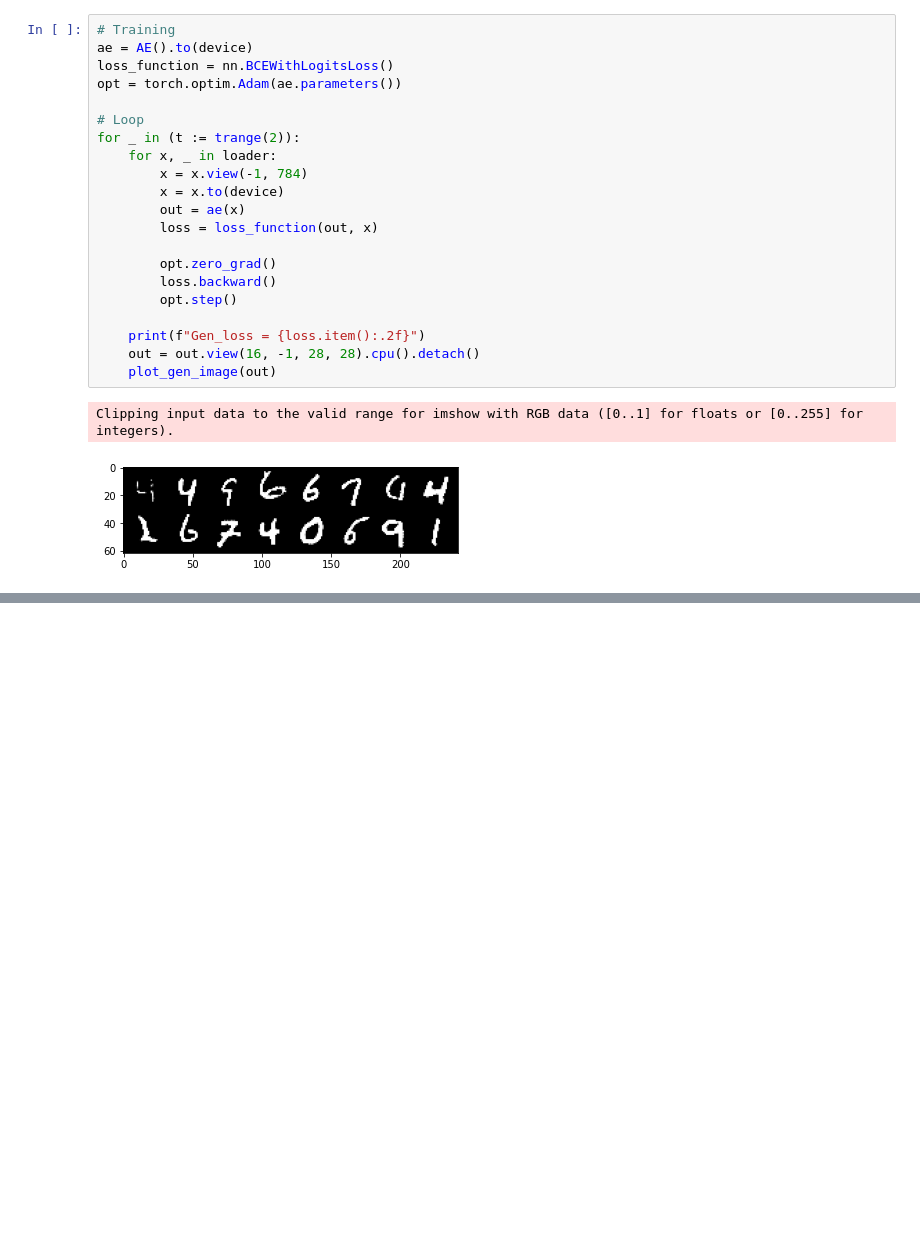
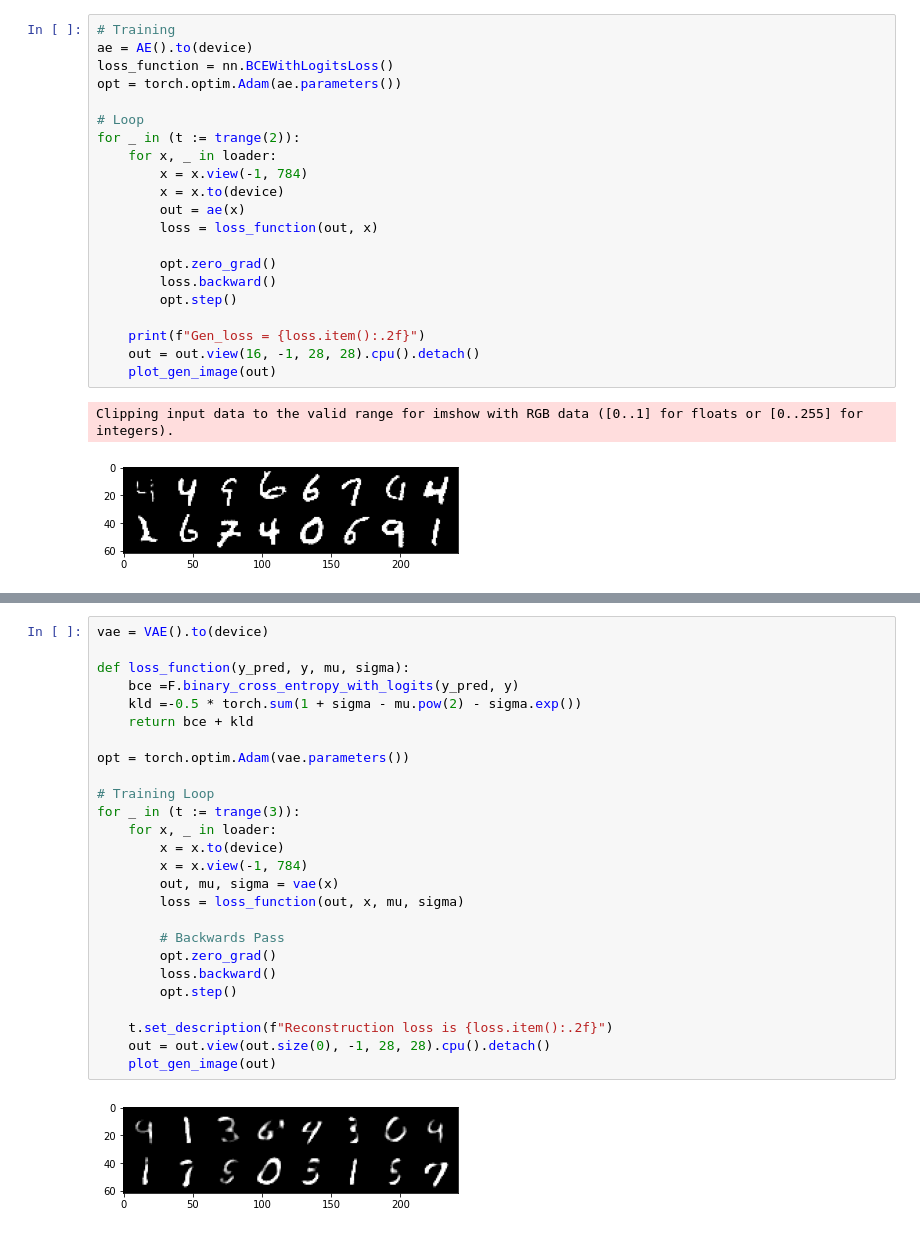
Before and after one commit to BD-98/ai-implementations, a Jupyter notebook: vae_mnist.ipynb, the cells around one changed output, grey strips where cells are left out. Saved outputs shown, nothing was run; the diff lists cells and outputs as text; blank space fills up the shorter version.

```diff
--- a/vae_mnist.ipynb
+++ b/vae_mnist.ipynb
@@ -65,0 +104,28 @@ Clipping input data to the valid range for imshow with RGB data ([0..1] for floa
+# %%
+vae = VAE().to(device)
+
+def loss_function(y_pred, y, mu, sigma):
+    bce =F.binary_cross_entropy_with_logits(y_pred, y)
+    kld =-0.5 * torch.sum(1 + sigma - mu.pow(2) - sigma.exp())
+    return bce + kld
+
+opt = torch.optim.Adam(vae.parameters())
+
+# Training Loop
+for _ in (t := trange(3)):
+    for x, _ in loader:
+        x = x.to(device)
+        x = x.view(-1, 784)
+        out, mu, sigma = vae(x)
+        loss = loss_function(out, x, mu, sigma)
+
+        # Backwards Pass
+        opt.zero_grad()
+        loss.backward()
+        opt.step()
+
+    t.set_description(f"Reconstruction loss is {loss.item():.2f}")
+    out = out.view(out.size(0), -1, 28, 28).cpu().detach()
+    plot_gen_image(out)
+# %% [output]
+[figure, added]
```
Also changed, not shown: parts of 1 cell of this notebook.
